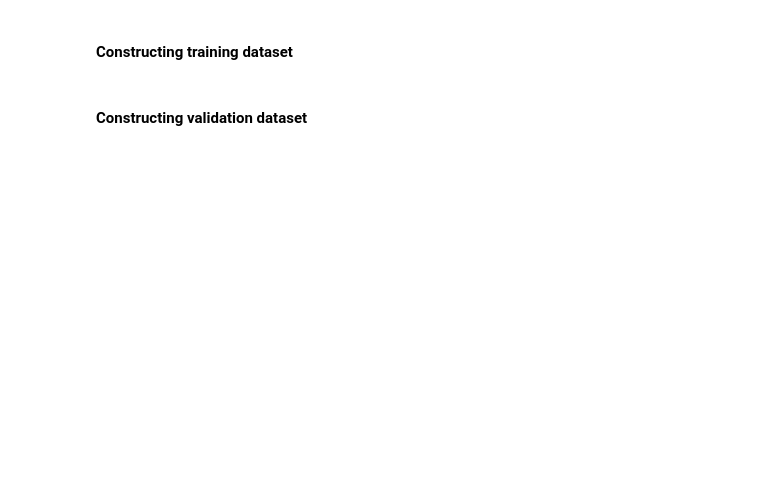
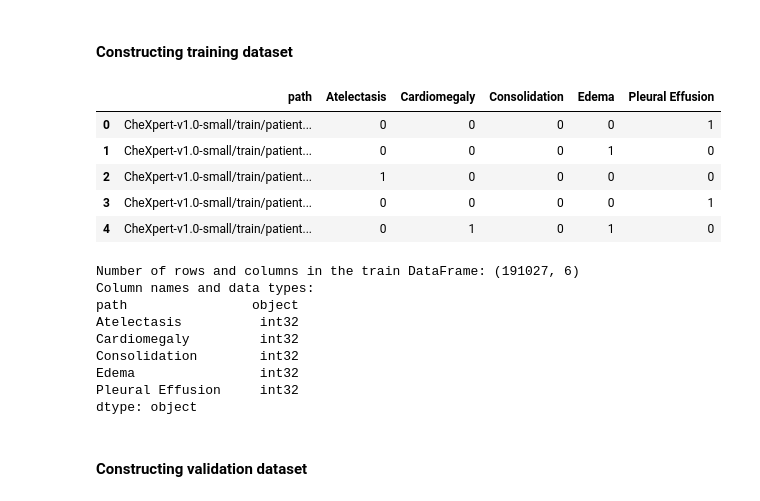
Before and after one commit to BarGinger/ExplainableAIRadiology, a Jupyter notebook: initial_analysis.ipynb, the cells around one changed output. Drawn from its saved outputs; the diff is of its cells as text; code cells hidden in the pictures; blank space fills up the shorter version.

```diff
--- a/initial_analysis.ipynb
+++ b/initial_analysis.ipynb
@@ -17,2 +32,48 @@ train_df[list(df2.columns)]=df2
+# %%
+# Import the train dataset
+train_df = pd.read_csv('CheXpert-v1.0-small/train.csv')
+
+# Define the class names for the medical conditions
+class_names = ['Atelectasis', 'Cardiomegaly', 'Consolidation', 'Edema', 'Pleural Effusion']
+
+# Define the policies for dataset preparation
+policies = ['ones', 'zeroes', 'mixed']
+
+# Prepare the dataset using the last policy in the list and the defined class names
+image_paths, label_matrix = prepare_dataset(train_df, policies[-1], class_names)
+
+# Create a DataFrame for the image paths
+image_paths_df = pd.DataFrame({'path': image_paths})
+
+# Create a DataFrame for the labels with the class names as columns
+labels_df = pd.DataFrame(label_matrix, columns=class_names)
+
+# Combine the image paths DataFrame and the labels DataFrame
+train_df = pd.concat([image_paths_df, labels_df], axis=1)
+# %%
+# Print some information about the train DataFrame
+# Set pandas display options to show all columns
+pd.set_option('display.max_columns', None)
+display(train_df.head())
+print("Number of rows and columns in the train DataFrame:", train_df.shape)
+# Print the column names and their data types
+print("Column names and data types:")
+print(train_df.dtypes)
+# %% [output]
+|  | path | Atelectasis | Cardiomegaly | Consolidation | Edema | Pleural Effusion |
+| 0 | CheXpert-v1.0-small/train/patient... | 0 | 0 | 0 | 0 | 1 |
+| 1 | CheXpert-v1.0-small/train/patient... | 0 | 0 | 0 | 1 | 0 |
+| 2 | CheXpert-v1.0-small/train/patient... | 1 | 0 | 0 | 0 | 0 |
+| 3 | CheXpert-v1.0-small/train/patient... | 0 | 0 | 0 | 0 | 1 |
+| 4 | CheXpert-v1.0-small/train/patient... | 0 | 1 | 0 | 1 | 0 |
+Number of rows and columns in the train DataFrame: (191027, 6)
+Column names and data types:
+path                object
+Atelectasis          int32
+Cardiomegaly         int32
+Consolidation        int32
+Edema                int32
+Pleural Effusion     int32
+dtype: object
 # %% [markdown]
 #### Constructing validation dataset
```
Also changed, not shown: parts of 18 cells of this notebook, 4 other files.
